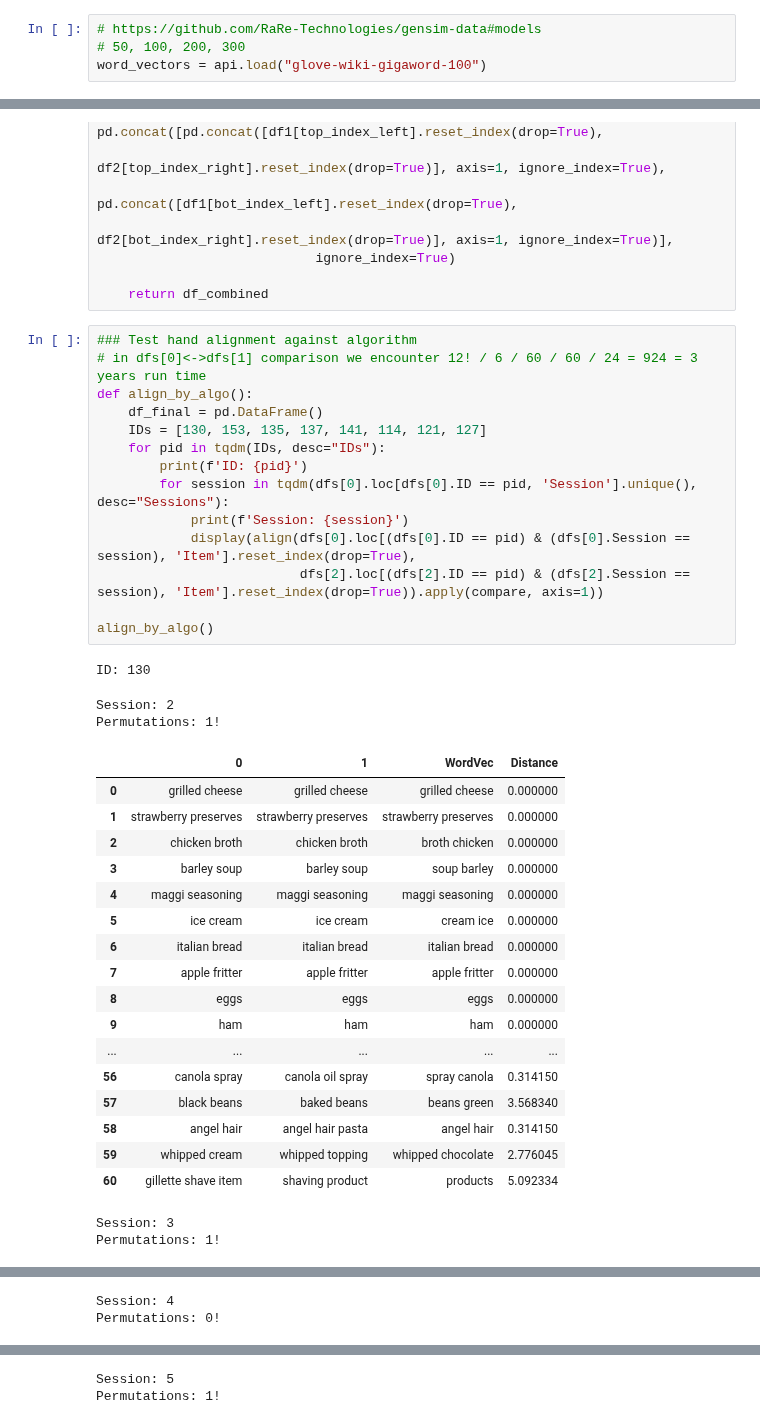
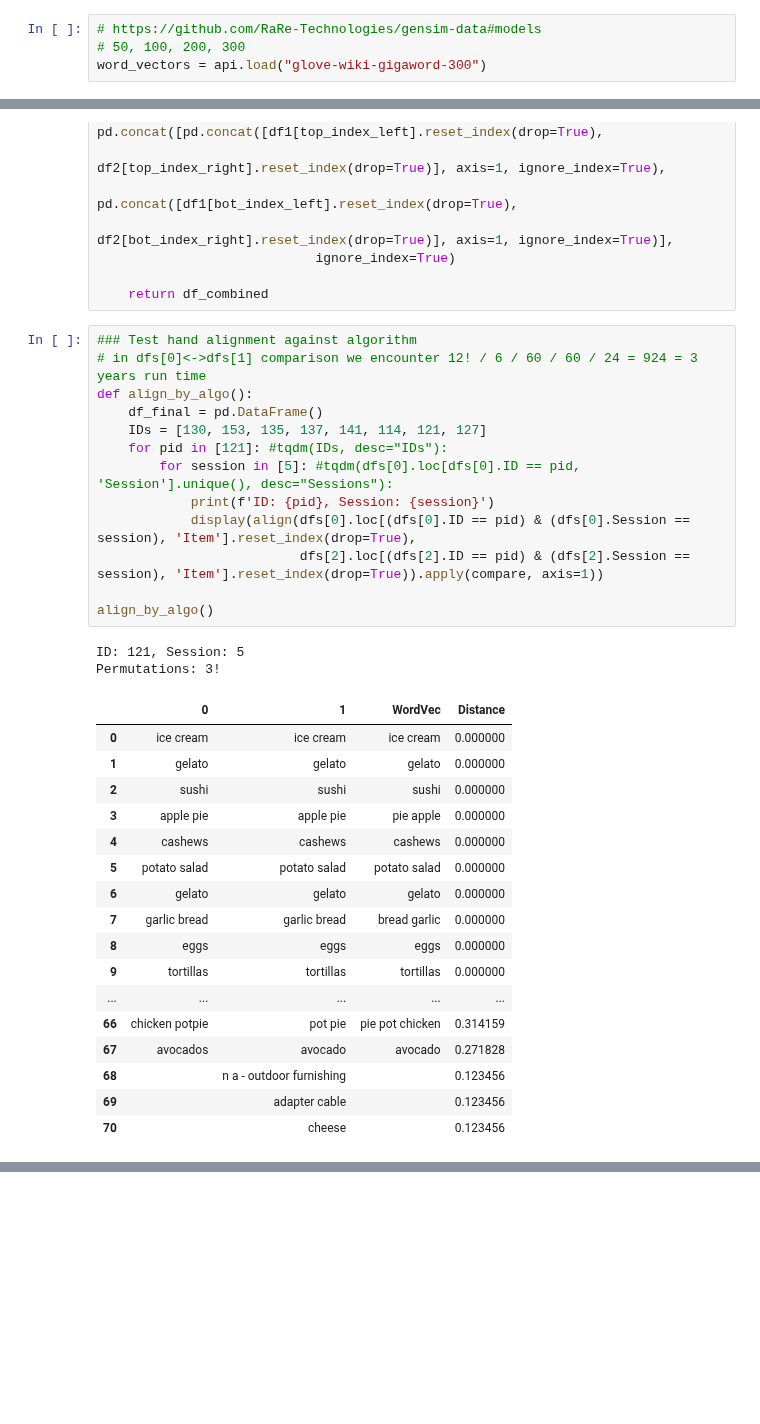
Before and after one commit to jjailer/grocery-receipt-data-cleaning, a Jupyter notebook: Scripts/merge.ipynb, the cells around one changed output, grey strips where cells are left out. Cells and saved outputs as stored; diff of their text form; blank space fills up the shorter version.

```diff
--- a/Scripts/merge.ipynb
+++ b/Scripts/merge.ipynb
@@ -10,4 +10,4 @@ pd.set_option('display.max_rows', 500)
 # %%
 # https://github.com/RaRe-Technologies/gensim-data#models
 # 50, 100, 200, 300
-word_vectors = api.load("glove-wiki-gigaword-100")
+word_vectors = api.load("glove-wiki-gigaword-300")
@@ -174,37 +275,33 @@ def align(df1, df2):
 # %%
 ### Test hand alignment against algorithm
 # in dfs[0]<->dfs[1] comparison we encounter 12! / 6 / 60 / 60 / 24 = 924 = 3 years run time
 def align_by_algo():
     df_final = pd.DataFrame()
     IDs = [130, 153, 135, 137, 141, 114, 121, 127]
-    for pid in tqdm(IDs, desc="IDs"):
-        print(f'ID: {pid}')
-        for session in tqdm(dfs[0].loc[dfs[0].ID == pid, 'Session'].unique(), desc="Sessions"):
-            print(f'Session: {session}')
+    for pid in [121]: #tqdm(IDs, desc="IDs"):
+        for session in [5]: #tqdm(dfs[0].loc[dfs[0].ID == pid, 'Session'].unique(), desc="Sessions"):
+            print(f'ID: {pid}, Session: {session}')
             display(align(dfs[0].loc[(dfs[0].ID == pid) & (dfs[0].Session == session), 'Item'].reset_index(drop=True),
                           dfs[2].loc[(dfs[2].ID == pid) & (dfs[2].Session == session), 'Item'].reset_index(drop=True)).apply(compare, axis=1))
 
 align_by_algo()
 # %% [output]
-ID: 130
+ID: 121, Session: 5
+Permutations: 3!
-Session: 2
-Permutations: 1!
 |  | 0 | 1 | WordVec | Distance |
-| 0 | grilled cheese | grilled cheese | grilled cheese | 0.000000 |
-| 1 | strawberry preserves | strawberry preserves | strawberry preserves | 0.000000 |
-| 2 | chicken broth | chicken broth | broth chicken | 0.000000 |
-| 3 | barley soup | barley soup | soup barley | 0.000000 |
-| 4 | maggi seasoning | maggi seasoning | maggi seasoning | 0.000000 |
-| 5 | ice cream | ice cream | cream ice | 0.000000 |
-| 6 | italian bread | italian bread | italian bread | 0.000000 |
-| 7 | apple fritter | apple fritter | apple fritter | 0.000000 |
+| 0 | ice cream | ice cream | ice cream | 0.000000 |
+| 1 | gelato | gelato | gelato | 0.000000 |
+| 2 | sushi | sushi | sushi | 0.000000 |
+| 3 | apple pie | apple pie | pie apple | 0.000000 |
+| 4 | cashews | cashews | cashews | 0.000000 |
+| 5 | potato salad | potato salad | potato salad | 0.000000 |
+| 6 | gelato | gelato | gelato | 0.000000 |
+| 7 | garlic bread | garlic bread | bread garlic | 0.000000 |
 | 8 | eggs | eggs | eggs | 0.000000 |
-| 9 | ham | ham | ham | 0.000000 |
+| 9 | tortillas | tortillas | tortillas | 0.000000 |
 | ... | ... | ... | ... | ... |
-| 56 | canola spray | canola oil spray | spray canola | 0.314150 |
-| 57 | black beans | baked beans | beans green | 3.568340 |
-| 58 | angel hair | angel hair pasta | angel hair | 0.314150 |
-| 59 | whipped cream | whipped topping | whipped chocolate | 2.776045 |
-| 60 | gillette shave item | shaving product | products | 5.092334 |
+| 66 | chicken potpie | pot pie | pie pot chicken | 0.314159 |
+| 67 | avocados | avocado | avocado | 0.271828 |
+| 68 |  | n a - outdoor furnishing |  | 0.123456 |
+| 69 |  | adapter cable |  | 0.123456 |
+| 70 |  | cheese |  | 0.123456 |
-Session: 3
-Permutations: 1!
@@ -228,2 +307,0 @@ Permutations: 1!
-Session: 4
-Permutations: 0!
@@ -247,2 +307,0 @@ Permutations: 0!
-Session: 5
-Permutations: 1!
```
Also changed, not shown: parts of 8 cells of this notebook.
